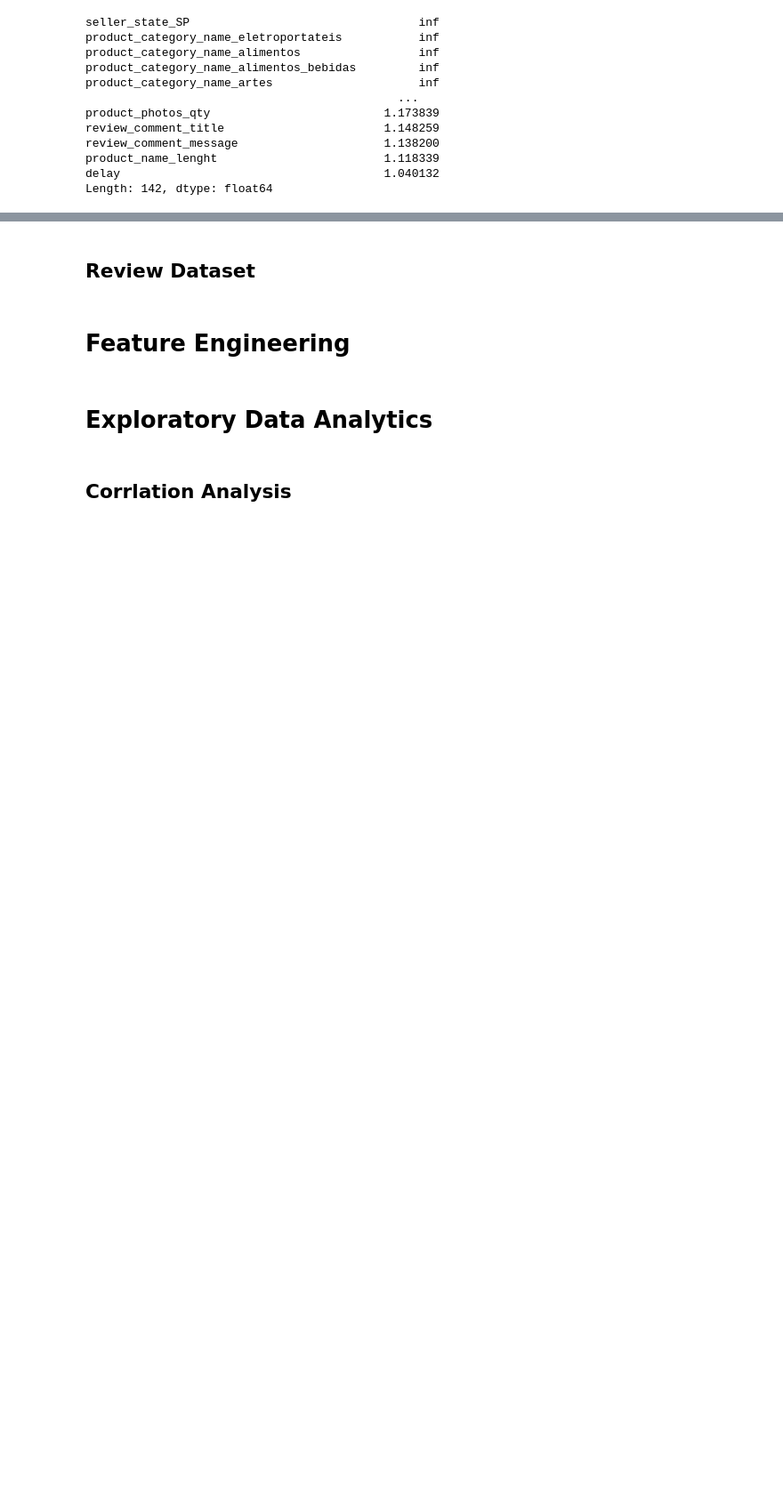
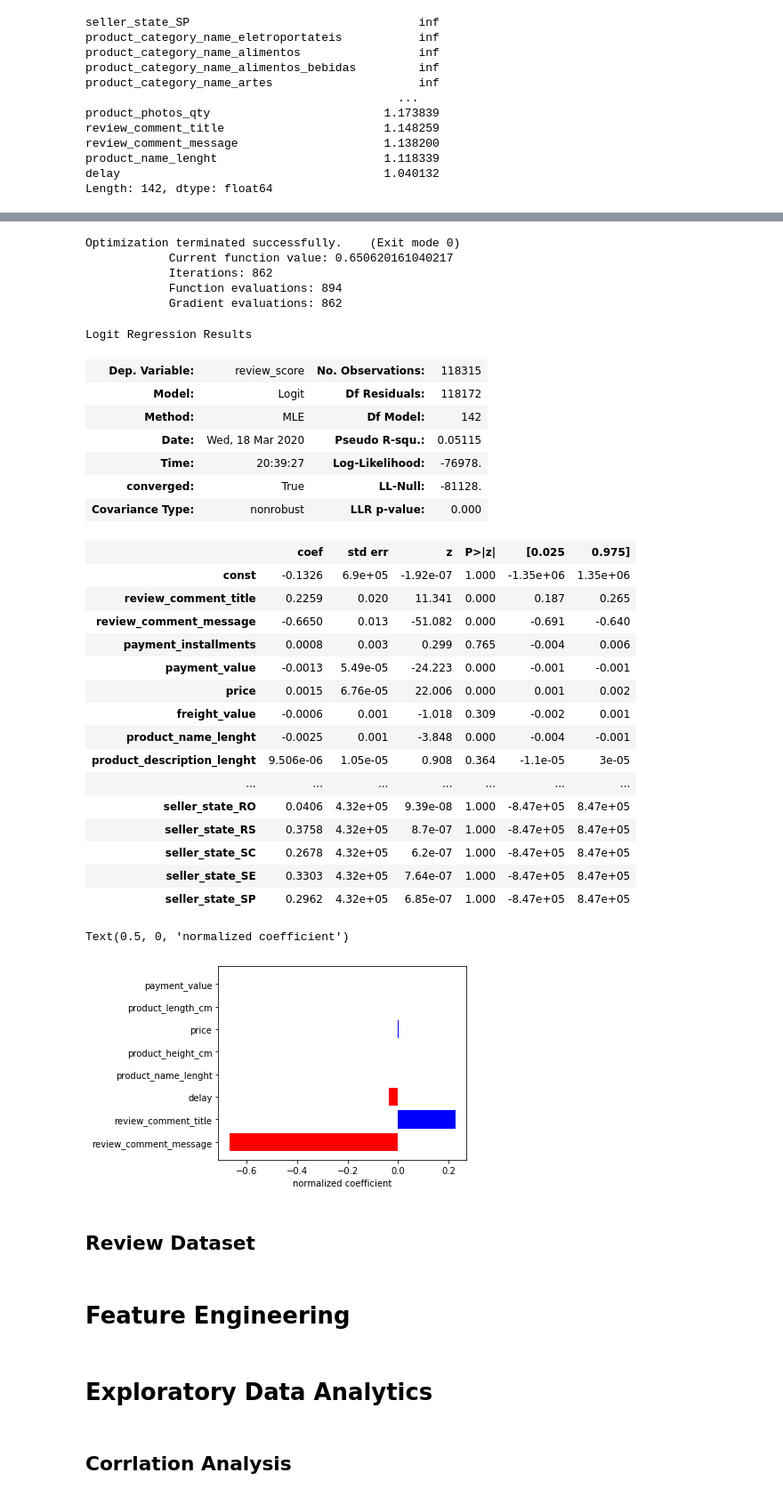
Before and after one commit to alireza-alizadegan/e-commerce-Sales, a Jupyter notebook: Brazil/Sentiment Analysis.ipynb, the cells around one changed output, grey strips where cells are left out. Shown: that part at 89% size. Drawn from its saved outputs; the diff is of its cells as text; code cells hidden in the pictures; blank space fills up the shorter version.

```diff
--- a/Brazil/Sentiment Analysis.ipynb
+++ b/Brazil/Sentiment Analysis.ipynb
@@ -317,3 +489,63 @@ Text(0.5, 0, 'normalized coefficient')
+# %%
+# seperate target from features
+X = df[df.columns[:-1]]
+y = df[df.columns[-1]]
+
+# fit regularized logit function
+import statsmodels.api as sm
+X_withconstant = sm.add_constant(X)
+logit = sm.Logit(y, X_withconstant).fit_regularized(method='l1')
+display(logit.summary())
+
+# table of significant coefficinets sorted by absolute value
+coef_table = logit.summary().tables[1]
+coef_df = pd.DataFrame(data=coef_table.data[1:], columns=coef_table.data[0])
+coef_df['coef'] = coef_df['coef'].astype(float)
+coef_df['P>|z|'] = coef_df['P>|z|'].astype(float)
+coef_df['abs_coef'] = np.abs(coef_df['coef'])
+coef_df.drop(0, axis='index', inplace=True)
+coefs_by_mag = coef_df.sort_values(by='abs_coef', ascending=False)
+coefs_by_mag = coefs_by_mag[coefs_by_mag['P>|z|'] <= 0.05]
+
+# bar chart of feature coefficients
+bar_names = coefs_by_mag['']
+bar_heights = coefs_by_mag['coef']
+bar_colors = np.where(bar_heights>0, 'blue', 'red')
+plt.figure(figsize=(5.0, 4.0))
+plt.barh(bar_names, bar_heights, color=bar_colors)
+plt.xlabel('normalized coefficient')
+# %% [output]
+Optimization terminated successfully.    (Exit mode 0)
+            Current function value: 0.650620161040217
+            Iterations: 862
+            Function evaluations: 894
+            Gradient evaluations: 862
+Logit Regression Results
+| Dep. Variable: | review_score | No. Observations: | 118315 |
+| Model: | Logit | Df Residuals: | 118172 |
+| Method: | MLE | Df Model: | 142 |
+| Date: | Wed, 18 Mar 2020 | Pseudo R-squ.: | 0.05115 |
+| Time: | 20:39:27 | Log-Likelihood: | -76978. |
+| converged: | True | LL-Null: | -81128. |
+| Covariance Type: | nonrobust | LLR p-value: | 0.000 |
+|  | coef | std err | z | P>|z| | [0.025 | 0.975] |
+| const | -0.1326 | 6.9e+05 | -1.92e-07 | 1.000 | -1.35e+06 | 1.35e+06 |
+| review_comment_title | 0.2259 | 0.020 | 11.341 | 0.000 | 0.187 | 0.265 |
+| review_comment_message | -0.6650 | 0.013 | -51.082 | 0.000 | -0.691 | -0.640 |
+| payment_installments | 0.0008 | 0.003 | 0.299 | 0.765 | -0.004 | 0.006 |
+| payment_value | -0.0013 | 5.49e-05 | -24.223 | 0.000 | -0.001 | -0.001 |
+| price | 0.0015 | 6.76e-05 | 22.006 | 0.000 | 0.001 | 0.002 |
+| freight_value | -0.0006 | 0.001 | -1.018 | 0.309 | -0.002 | 0.001 |
+| product_name_lenght | -0.0025 | 0.001 | -3.848 | 0.000 | -0.004 | -0.001 |
+| product_description_lenght | 9.506e-06 | 1.05e-05 | 0.908 | 0.364 | -1.1e-05 | 3e-05 |
+| ... | ... | ... | ... | ... | ... | ... |
+| seller_state_RO | 0.0406 | 4.32e+05 | 9.39e-08 | 1.000 | -8.47e+05 | 8.47e+05 |
+| seller_state_RS | 0.3758 | 4.32e+05 | 8.7e-07 | 1.000 | -8.47e+05 | 8.47e+05 |
+| seller_state_SC | 0.2678 | 4.32e+05 | 6.2e-07 | 1.000 | -8.47e+05 | 8.47e+05 |
+| seller_state_SE | 0.3303 | 4.32e+05 | 7.64e-07 | 1.000 | -8.47e+05 | 8.47e+05 |
+| seller_state_SP | 0.2962 | 4.32e+05 | 6.85e-07 | 1.000 | -8.47e+05 | 8.47e+05 |
+Text(0.5, 0, 'normalized coefficient')
+[figure, added]
 # %%
 import statsmodels.api as sm
 X_withconstant = sm.add_constant(X)
```
Also changed, not shown: parts of 6 cells of this notebook, 6 other files.
